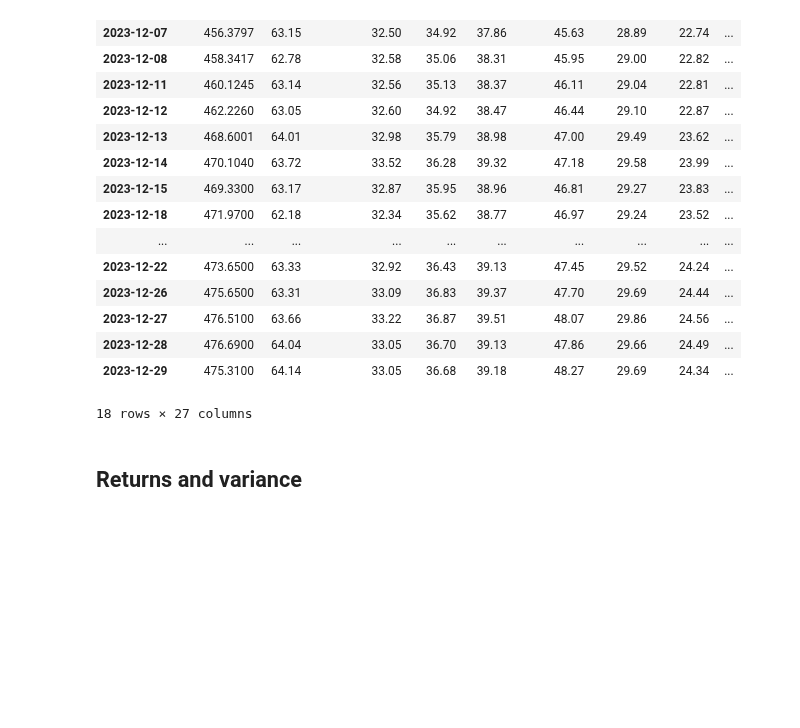
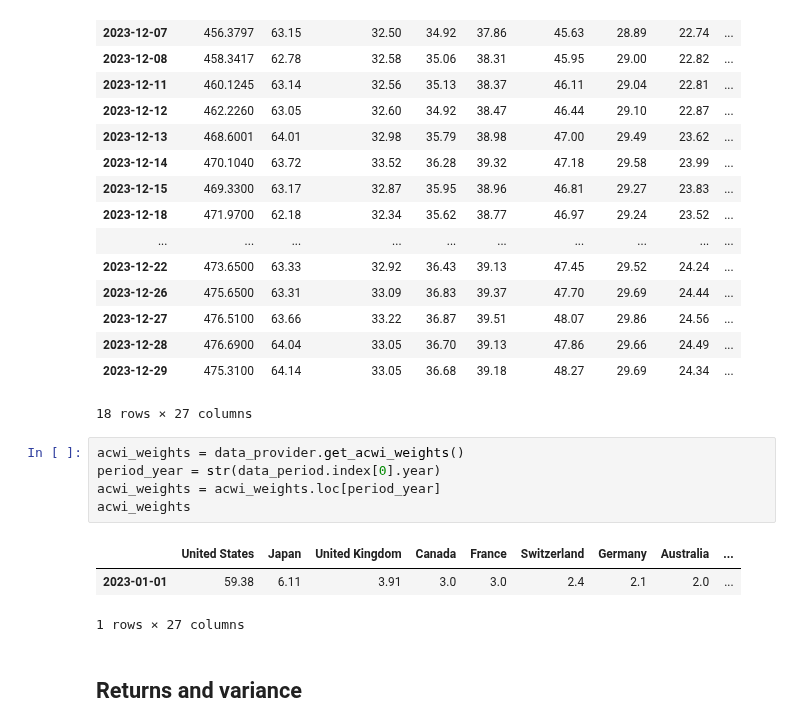
Before and after one commit to lharazin/TFM, a Jupyter notebook: Algorithm/portfolio_optimization.ipynb, the cells around one changed output. Saved outputs shown, nothing was run; the diff lists cells and outputs as text; blank space fills up the shorter version.

```diff
--- a/Algorithm/portfolio_optimization.ipynb
+++ b/Algorithm/portfolio_optimization.ipynb
@@ -41,6 +41,15 @@ data_period
 | 2023-12-28 | 476.6900 | 64.04 | 33.05 | 36.70 | 39.13 | 47.86 | 29.66 | 24.49 | ... |
 | 2023-12-29 | 475.3100 | 64.14 | 33.05 | 36.68 | 39.18 | 48.27 | 29.69 | 24.34 | ... |
 18 rows × 27 columns
+# %%
+acwi_weights = data_provider.get_acwi_weights()
+period_year = str(data_period.index[0].year)
+acwi_weights = acwi_weights.loc[period_year]
+acwi_weights
+# %% [output]
+|  | United States | Japan | United Kingdom | Canada | France | Switzerland | Germany | Australia | ... |
+| 2023-01-01 | 59.38 | 6.11 | 3.91 | 3.0 | 3.0 | 2.4 | 2.1 | 2.0 | ... |
+1 rows × 27 columns
 # %% [markdown]
 ## Returns and variance
 # %%
```
Also changed, not shown: parts of 16 cells of this notebook, 1 other file.
